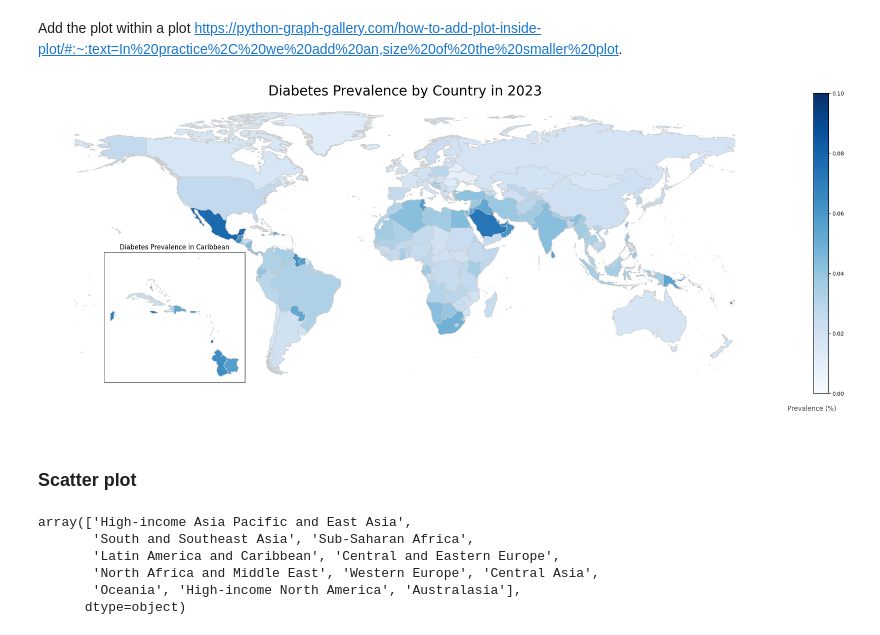
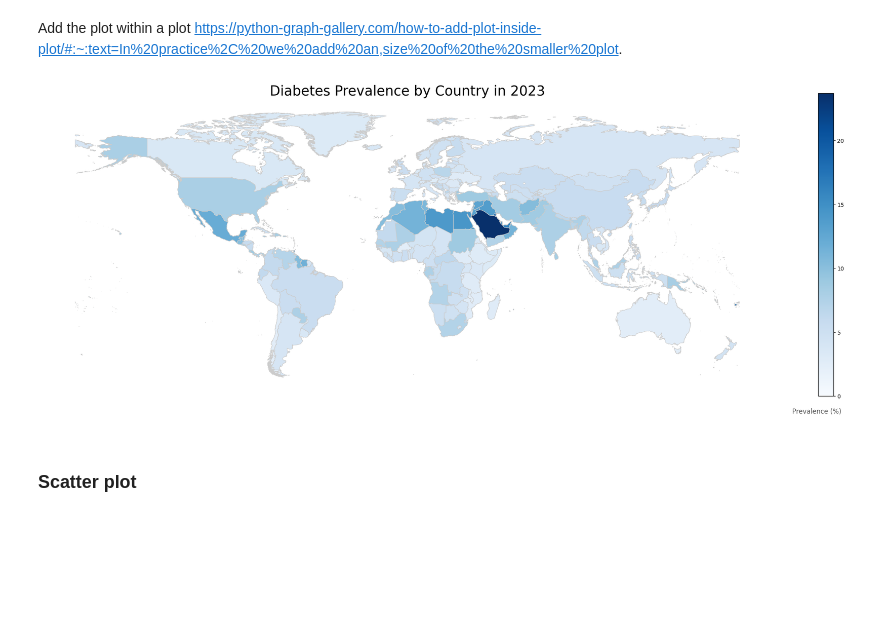
Before and after one commit to aldaszarnauskas/programming-for-data-analytics, a Jupyter notebook: project/project.ipynb, the cells around one changed output. Cells and saved outputs as stored; diff of their text form; code cells hidden in the pictures; blank space fills up the shorter version.

```diff
--- a/project/project.ipynb
+++ b/project/project.ipynb
@@ -303,3 +313,18 @@ df_map.plot()
+# %%
+with open("../data/regions_updated.json", "r", encoding="utf-8") as f:
+    regions = json.load(f)
+
+country_to_region = {
+    country: region
+    for region, countries in regions.items()
+    for country in countries
+}
+
+country_to_region["Global"] = "Global"
+
+df_agestand["region"] = [country_to_region[acountry] for acountry in df_agestand["location_name"].to_list()]
+# %%
+df_both_2023 = df_agestand.query("sex_name == 'Both' and year == 2023")
 # %%
 absent = []
 for country in df_map.name:
@@ -401,12 +426,12 @@ country_map = {
     "Scarborough Reef": "Scarborough Reef"}
 # %%
 df_map["country_name_GBD"] = [
-    acountry if acountry in df_percent_2023.location_name.unique()
+    acountry if acountry in df_both_2023.location_name.unique()
     else country_map[acountry]
     for acountry in df_map.name
 ]
 # %%
-merged = df_map.merge(df_percent_2023, left_on='country_name_GBD', right_on='location_name', how='inner')
+merged = df_map.merge(df_both_2023, left_on='country_name_GBD', right_on='location_name', how='inner')
 # %%
 merged.head()
 # %% [output]
@@ -447,35 +472,35 @@ https://python-graph-gallery.com/how-to-add-plot-inside-plot/#:~:text=In%20pract
 # %%
 variable = 'val'
 vmin, vmax = 0, round(data["val"].max(), 1)
 fig, ax = plt.subplots(1, figsize=(30, 10))
 ax.axis('off')
 ax.set_title('Diabetes Prevalence by Country in 2023', fontdict={'fontsize': '25', 'fontweight' : '3'})
 ax.annotate('Prevalence (%)', xy=(0.64, .04), xycoords='figure fraction', fontsize=12, color='#555555')
 
 data.plot(column=variable, cmap='Blues', linewidth=0.8, ax=ax, edgecolor='0.8',
             vmin=vmin, vmax=vmax)
 
 sm = plt.cm.ScalarMappable(cmap='Blues', norm=plt.Normalize(vmin=vmin, vmax=vmax))
 sm.set_array([])
 fig.colorbar(sm, ax=ax)
 
-# create inset plot
-sub_ax = inset_axes(
-    parent_axes=ax,
-    width="35%",
-    height="45%",
-    loc="lower left",
-    borderpad=1  # padding between parent and inset axes
-)
-carribean_df = data[data["region"] == "Caribbean"]
-carribean_df.plot(column=variable, cmap='Blues', linewidth=0.8, ax=sub_ax, edgecolor='0.8',
-            vmin=vmin, vmax=vmax)
-sub_ax.set_xticks([])
-sub_ax.set_yticks([])
-sub_ax.set_title('Diabetes Prevalence in Caribbean', fontdict={'fontsize': '12', 'fontweight' : '3'})
+# # create inset plot
+# sub_ax = inset_axes(
+#     parent_axes=ax,
+#     width="35%",
+#     height="45%",
+#     loc="lower left",
+#     borderpad=1  # padding between parent and inset axes
+# )
+# carribean_df = data[data["region"] == "Caribbean"]
+# carribean_df.plot(column=variable, cmap='Blues', linewidth=0.8, ax=sub_ax, edgecolor='0.8',
+#             vmin=vmin, vmax=vmax)
+# sub_ax.set_xticks([])
+# sub_ax.set_yticks([])
+# sub_ax.set_title('Diabetes Prevalence in Caribbean', fontdict={'fontsize': '12', 'fontweight' : '3'})
 
 plt.show()
 # %% [output]
-[figure, old version]
+[figure, new version]
 # %% [markdown]
 ### Scatter plot
@@ -495,9 +506,0 @@ df_age_standardised["region"] = [country_to_region[acountry] for acountry in df_
-# %%
-df_age_standardised["region"].unique()
-# %% [output]
-array(['High-income Asia Pacific and East Asia',
-       'South and Southeast Asia', 'Sub-Saharan Africa',
-       'Latin America and Caribbean', 'Central and Eastern Europe',
-       'North Africa and Middle East', 'Western Europe', 'Central Asia',
-       'Oceania', 'High-income North America', 'Australasia'],
-      dtype=object)
```
Also changed, not shown: parts of 30 cells of this notebook, 9 other files.
